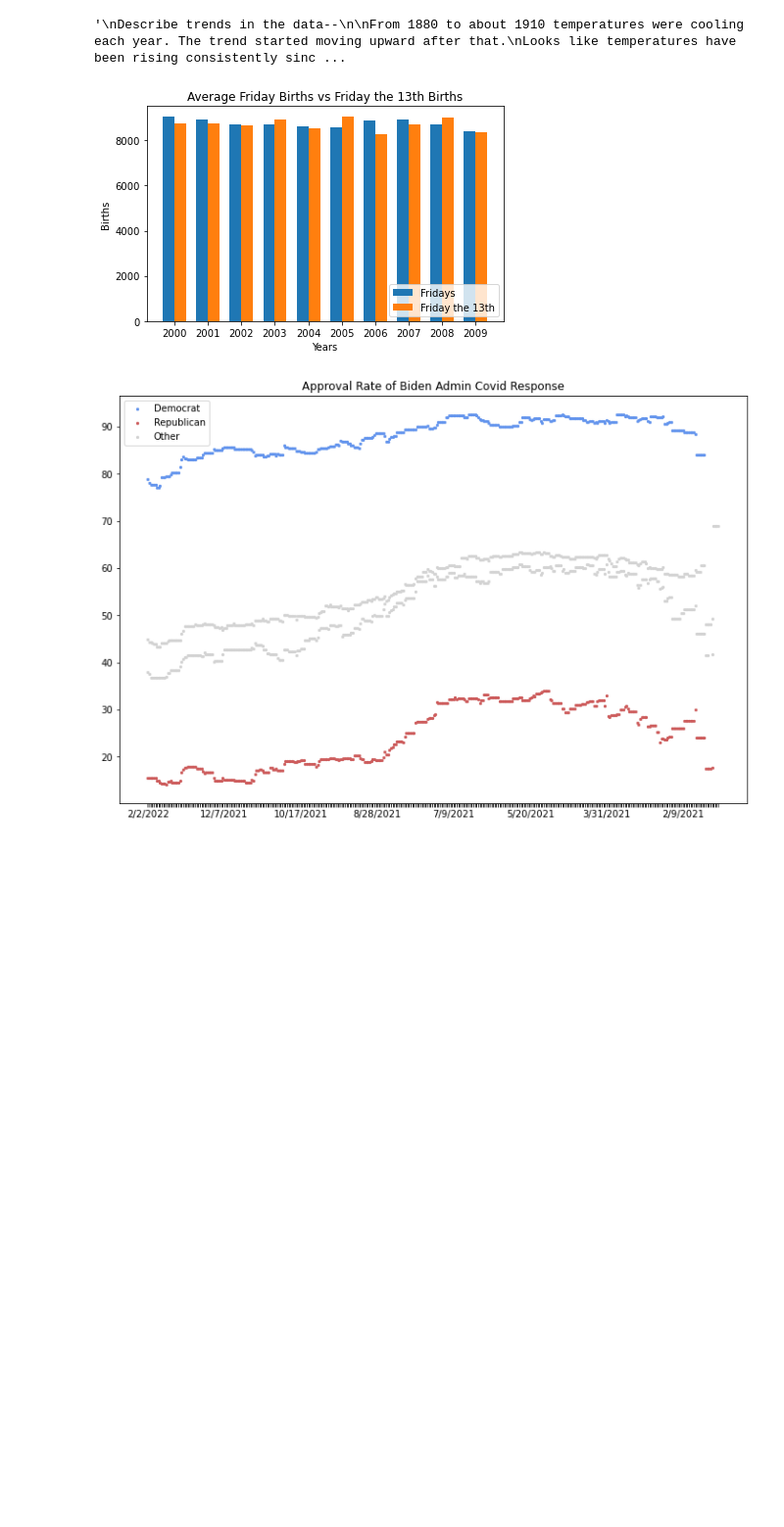
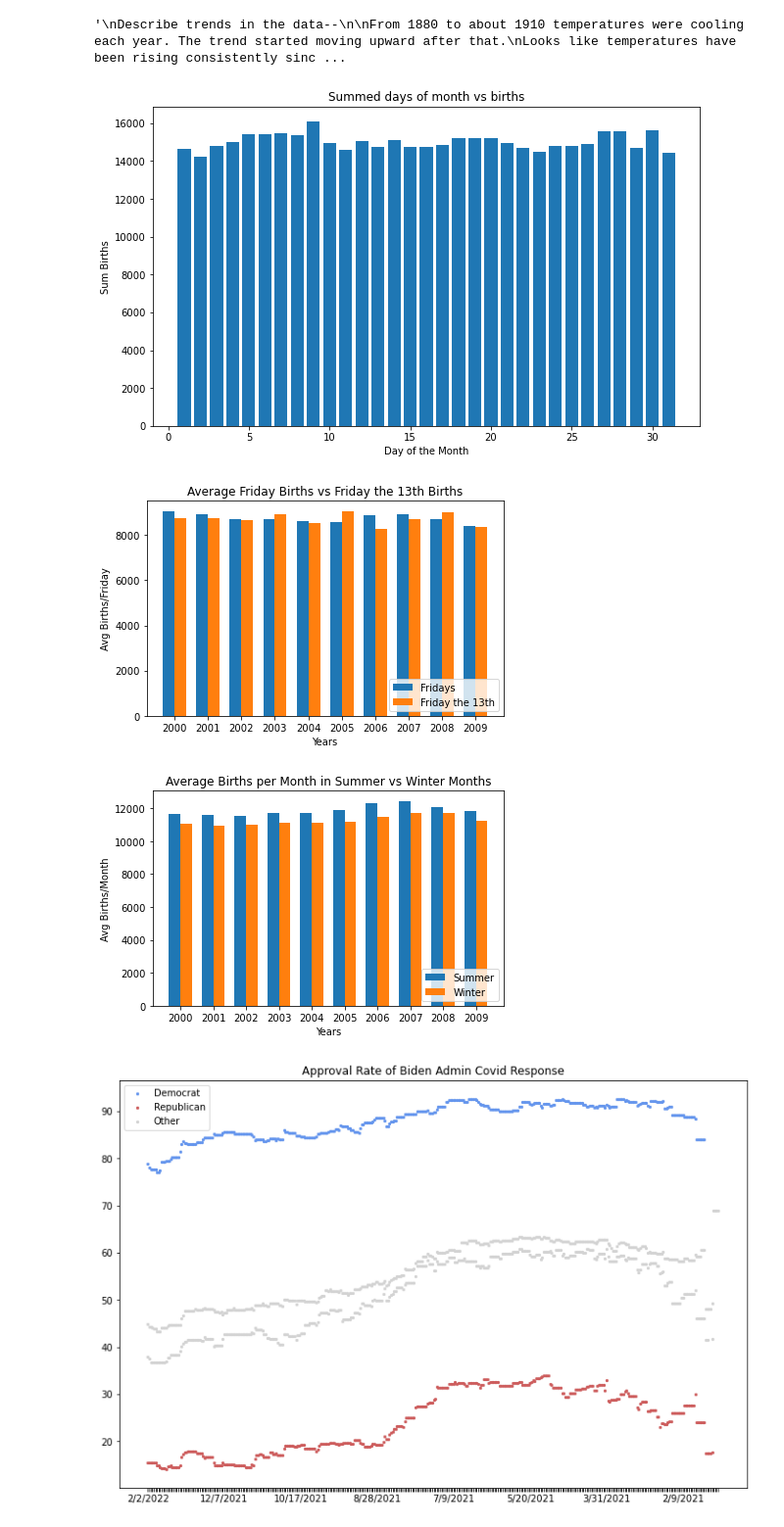
Before and after one commit to sarkunz/CS6635-Assign1, a Jupyter notebook: assign1.ipynb, the cells around one changed output. Shown at 98% size. Cells and saved outputs as stored; diff of their text form; code cells hidden in the pictures; blank space fills up the shorter version.

```diff
--- a/assign1.ipynb
+++ b/assign1.ipynb
@@ -191,53 +191,88 @@ Looks like temperatures have been rising consistently since about 1980.
 """
 2
 Download the U.S. Birth data set: https://git.io/Jt45X.
+
 What day of the month had the highest number of births?
 10th
+
 What day of the month had the lowest number of births?
 2nd
+
 Are there any interesting trends in the data, i.e. more births in Summer or Winter? What
 about births on Friday the 13th?
-Looks like there are consistently fewer births on friday the 13th
+Looks like there are consistently fewer births on friday the 13th.
+There are also consistently more summer than winter births.
 
 """
 df = pd.read_csv('US_births_2000-2014_SSA.csv')
 
 ######### Number of births/ day of the month
-# plt.figure(figsize=(12,8))
-# plt.bar(df['date_of_month'], df['births'])
-# plt.title("Summed days of month vs births")
-# plt.show()
+plt.figure(figsize=(10,6))
+plt.bar(df['date_of_month'], df['births'])
+plt.title("Summed days of month vs births")
+plt.xlabel("Day of the Month")
+plt.ylabel("Sum Births")
+plt.show()
 
 ########## Friday the 13th births
 f13 = df.loc[(df['date_of_month'] == 13) & (df['day_of_week'] == 6)]
 f = df.loc[(df['date_of_month'] != 13) & (df['day_of_week'] == 6)]
 
 labels = []
 y_f = []
 y_f13 = []
 for i in range(10):
     yr = i + 2000
     labels.append(str(yr))
     y_f.append(np.mean(f.loc[f['year'] == yr]['births']))
     y_f13.append(np.mean(f13.loc[f13['year'] == yr]['births']))
 
 width = 0.35  # the width of the bars
 x = np.arange(len(labels))  # the label locations
 fig, ax = plt.subplots()
 rects1 = ax.bar(x - width/2, y_f, width, label='Fridays')
 rects2 = ax.bar(x + width/2, y_f13, width, label='Friday the 13th')
 
-ax.set_ylabel('Births')
+ax.set_ylabel('Avg Births/Friday')
 ax.set_xlabel('Years')
 ax.set_title("Average Friday Births vs Friday the 13th Births")
 ax.set_xticks(x, labels)
 ax.legend(loc="lower right")
 fig.tight_layout()
 plt.show()
 
+
+
 ####### Summer vs Winter births
+sum = df.loc[(df['month'] == 6) | (df['month'] == 7) | (df['month'] == 8)]
+wint = df.loc[(df['month'] == 12) | (df['month'] == 1) | (df['month'] == 2)]
+
+labels = []
+y_s = []
+y_w = []
+for i in range(10):
+    yr = i + 2000
+    labels.append(str(yr))
+    y_s.append(np.mean(sum.loc[sum['year'] == yr]['births']))
+    y_w.append(np.mean(wint.loc[wint['year'] == yr]['births']))
+
+width = 0.35  # the width of the bars
+x = np.arange(len(labels))  # the label locations
+fig, ax = plt.subplots()
+rects1 = ax.bar(x - width/2, y_s, width, label='Summer')
+rects2 = ax.bar(x + width/2, y_w, width, label='Winter')
+
+ax.set_ylabel('Avg Births/Month')
+ax.set_xlabel('Years')
+ax.set_title("Average Births per Month in Summer vs Winter Months")
+ax.set_xticks(x, labels)
+ax.legend(loc="lower right")
+fig.tight_layout()
+plt.show()
 # %% [output]
-[figure, old version]
+[figure, new version]
+[figure, added]
+[figure, added]
 # %%
 """
 3 [18 pts] Five Thirty Eight maintains a sever with many interesting datasets:
```
Also changed, not shown: parts of 3 cells of this notebook.
